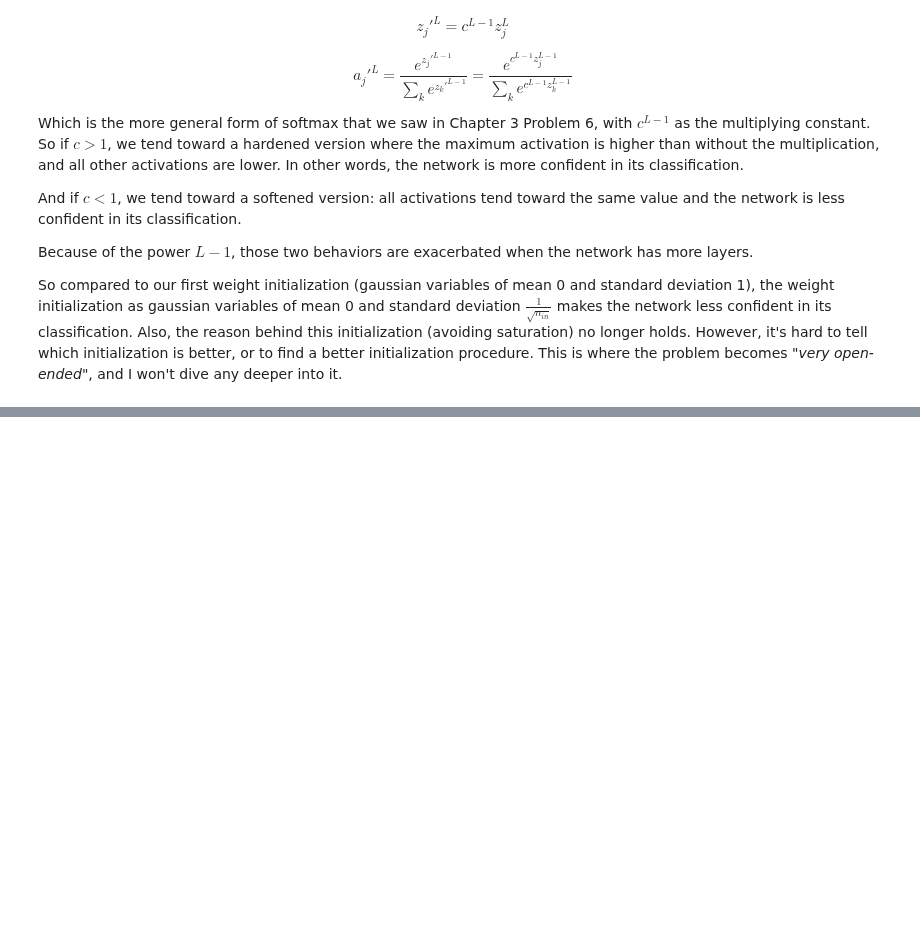
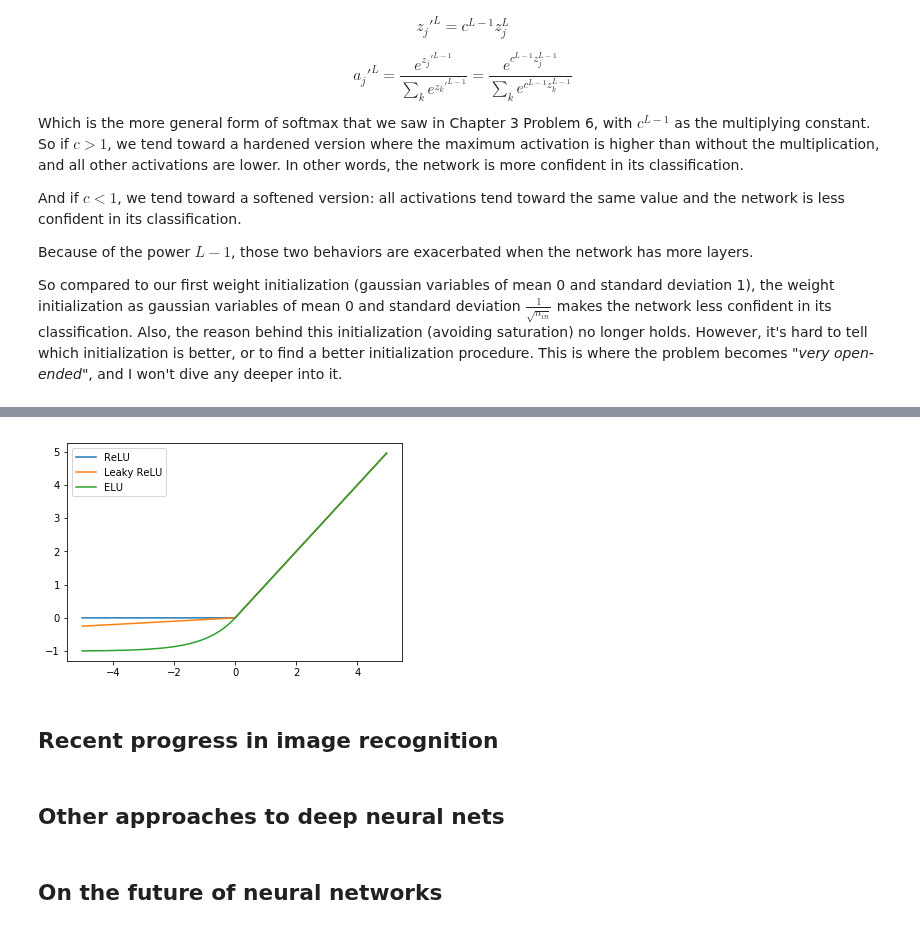
Before and after one commit to nndl-solutions/NNDL-solutions, a Jupyter notebook: notebooks/chap-6-deep-learning.ipynb, the cells around one changed output, grey strips where cells are left out. Saved outputs shown, nothing was run; the diff lists cells and outputs as text; code cells hidden in the pictures; blank space fills up the shorter version.

```diff
--- a/notebooks/chap-6-deep-learning.ipynb
+++ b/notebooks/chap-6-deep-learning.ipynb
@@ -520,0 +581,38 @@ So compared to our first weight initialization (gaussian variables of mean 0 and
+# %%
+import matplotlib.pyplot as plt
+import numpy as np
+
+def relu(x):
+    return max(0, x)
+
+def leaky(x, a):
+    if x <= 0:
+        return a*x
+    else:
+        return x
+
+def elu(x):
+    if x<= 0:
+        return np.exp(x) - 1
+    else:
+        return x
+
+X = np.arange(-5.0, 5.0, 0.05)
+R = np.array([relu(x) for x in X])
+L = np.array([leaky(x, 0.05) for x in X])
+E = np.array([elu(x) for x in X])
+
+plt.plot(X, R, label="ReLU")
+plt.plot(X, L, label="Leaky ReLU")
+plt.plot(X, E, label="ELU")
+plt.legend()
+
+plt.show()
+# %% [output]
+[figure, added]
+# %% [markdown]
+## Recent progress in image recognition
+# %% [markdown]
+## Other approaches to deep neural nets
+# %% [markdown]
+## On the future of neural networks
```
Also changed, not shown: parts of 1 cell of this notebook, 1 other file.
